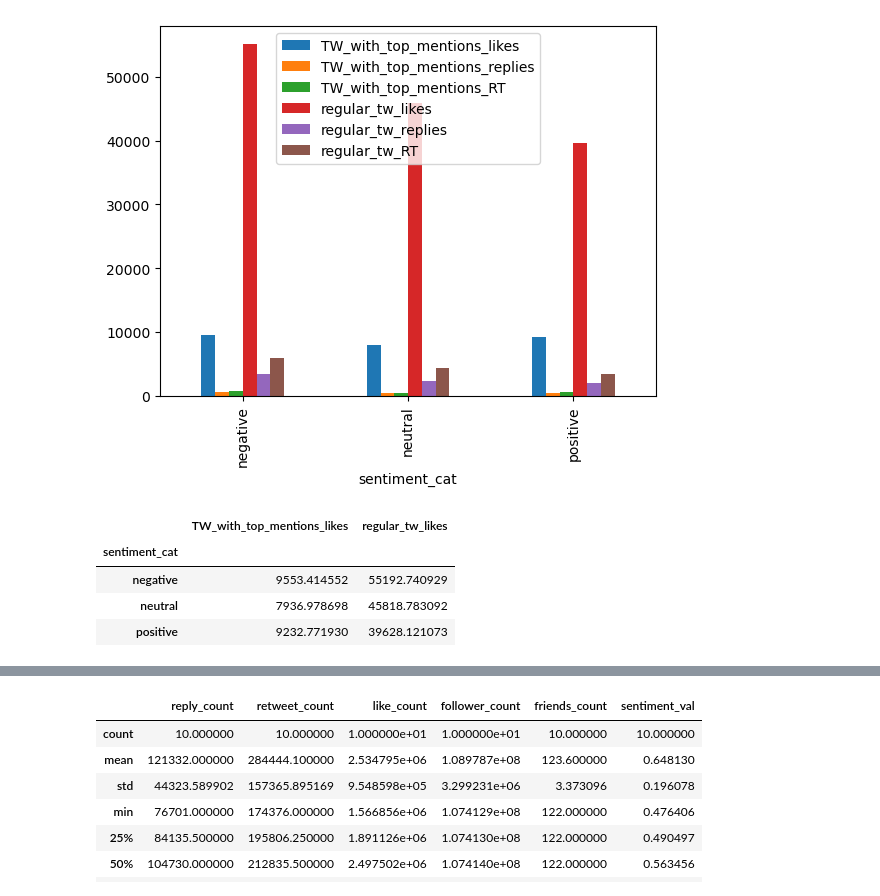
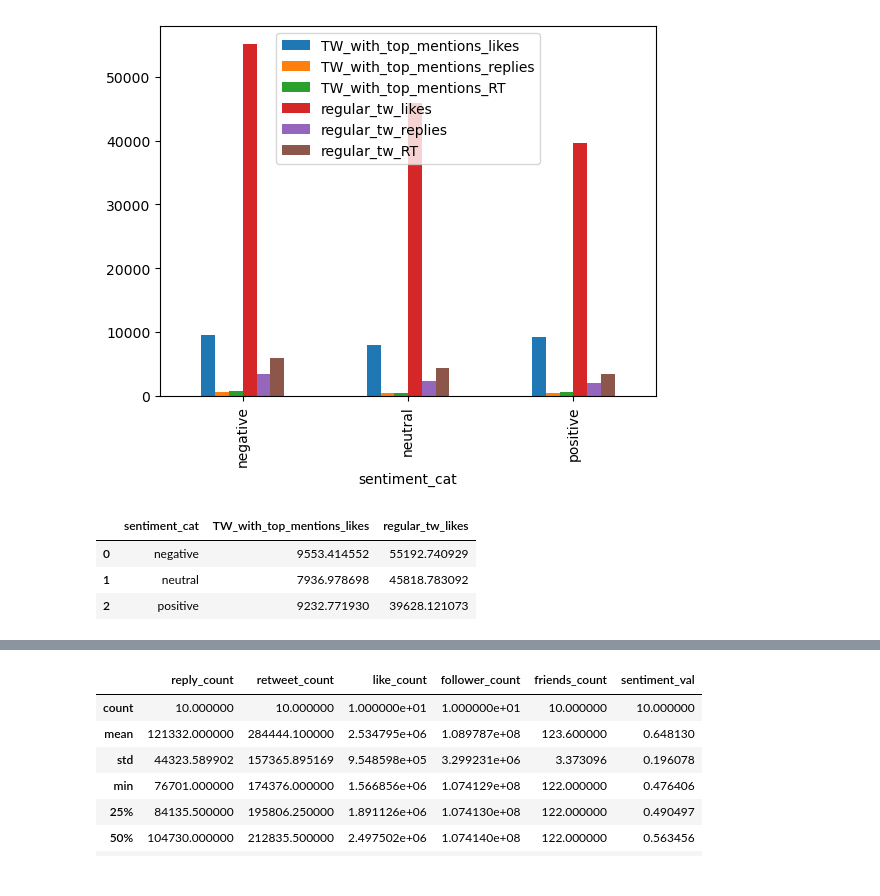
Before and after one commit to tatdef/IH_project4_Dataviz, a Jupyter notebook: ElonTweetsAnalysis_Tat.ipynb, the cells around one changed output, grey strips where cells are left out. Drawn from its saved outputs; the diff is of its cells as text; code cells hidden in the pictures.

```diff
--- a/ElonTweetsAnalysis_Tat.ipynb
+++ b/ElonTweetsAnalysis_Tat.ipynb
@@ -395,11 +466,10 @@ friendsornot.plot.bar()
 <Axes: xlabel='sentiment_cat'>
 [figure]
 # %%
-engagement_friends=friendsornot.drop(columns=['TW_with_top_mentions_replies', 'TW_with_top_mentions_RT','regular_tw_replies', 'regular_tw_RT'])
+engagement_friends=friendsornot.drop(columns=['TW_with_top_mentions_replies', 'TW_with_top_mentions_RT','regular_tw_replies', 'regular_tw_RT']).reset_index()
 engagement_friends
 # %% [output]
-|  | TW_with_top_mentions_likes | regular_tw_likes |
-| sentiment_cat |  |  |
-| negative | 9553.414552 | 55192.740929 |
-| neutral | 7936.978698 | 45818.783092 |
-| positive | 9232.771930 | 39628.121073 |
+|  | sentiment_cat | TW_with_top_mentions_likes | regular_tw_likes |
+| 0 | negative | 9553.414552 | 55192.740929 |
+| 1 | neutral | 7936.978698 | 45818.783092 |
+| 2 | positive | 9232.771930 | 39628.121073 |
```
Also changed, not shown: parts of 26 cells of this notebook, 1 other file.
